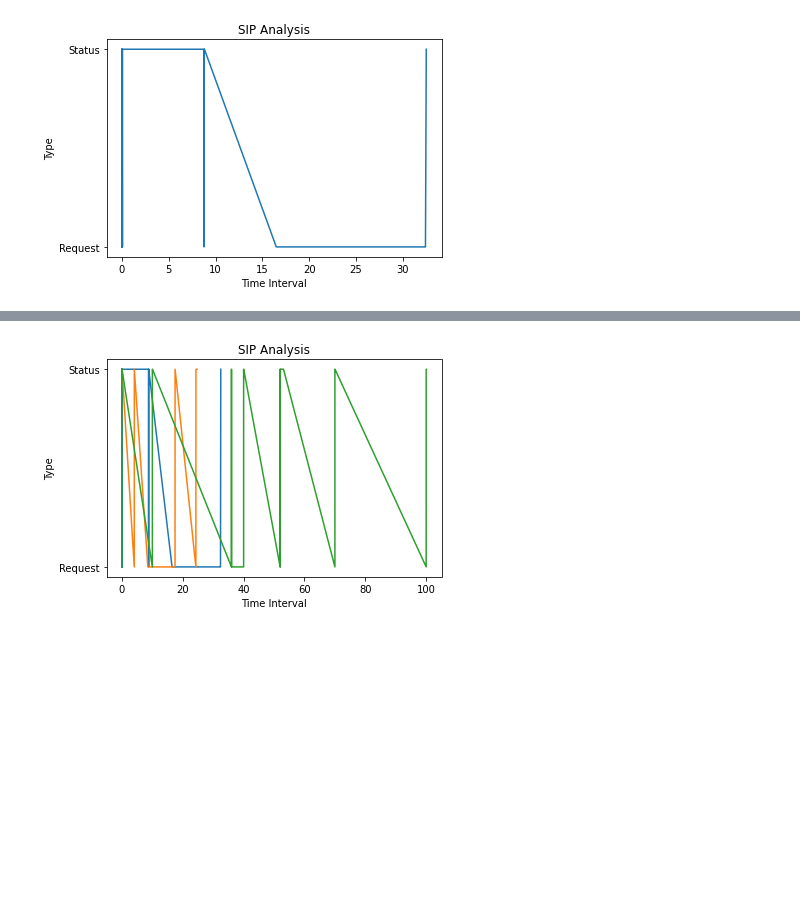
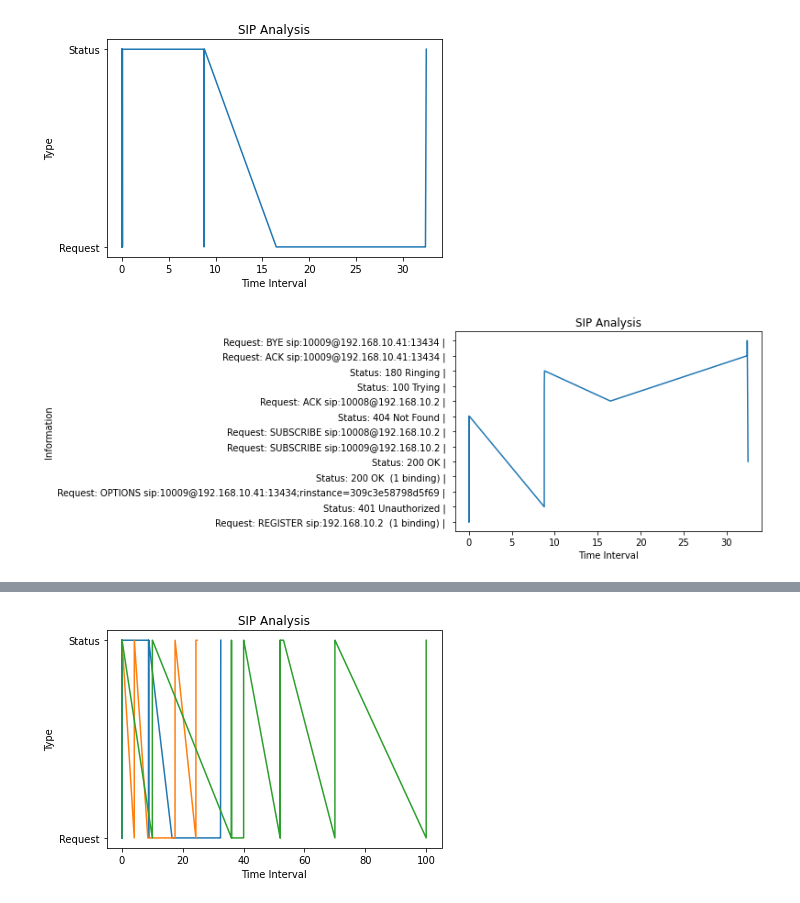
Before and after one commit to akashdecoder/CISCO_PROJECT_SIP_PROTOCOL, a Jupyter notebook: SIPAnalysis.ipynb, the cells around one changed output, grey strips where cells are left out. Saved outputs shown, nothing was run; the diff lists cells and outputs as text; code cells hidden in the pictures; blank space fills up the shorter version.

```diff
--- a/SIPAnalysis.ipynb
+++ b/SIPAnalysis.ipynb
@@ -320,10 +320,12 @@ plt.show()
 [figure]
 # %%
 #Plot Type vs time interval for File1 type2
-plt.plot(time, flag)
+plt.plot(time, infos)
 plt.xlabel('Time Interval')
-plt.ylabel('Type')
+plt.ylabel('Information')
 plt.title('SIP Analysis')
 plt.show()
+# %% [output]
+[figure, added]
 # %%
 #Plot Type vs time interval for File2
```
Also changed, not shown: parts of 4 cells of this notebook.
